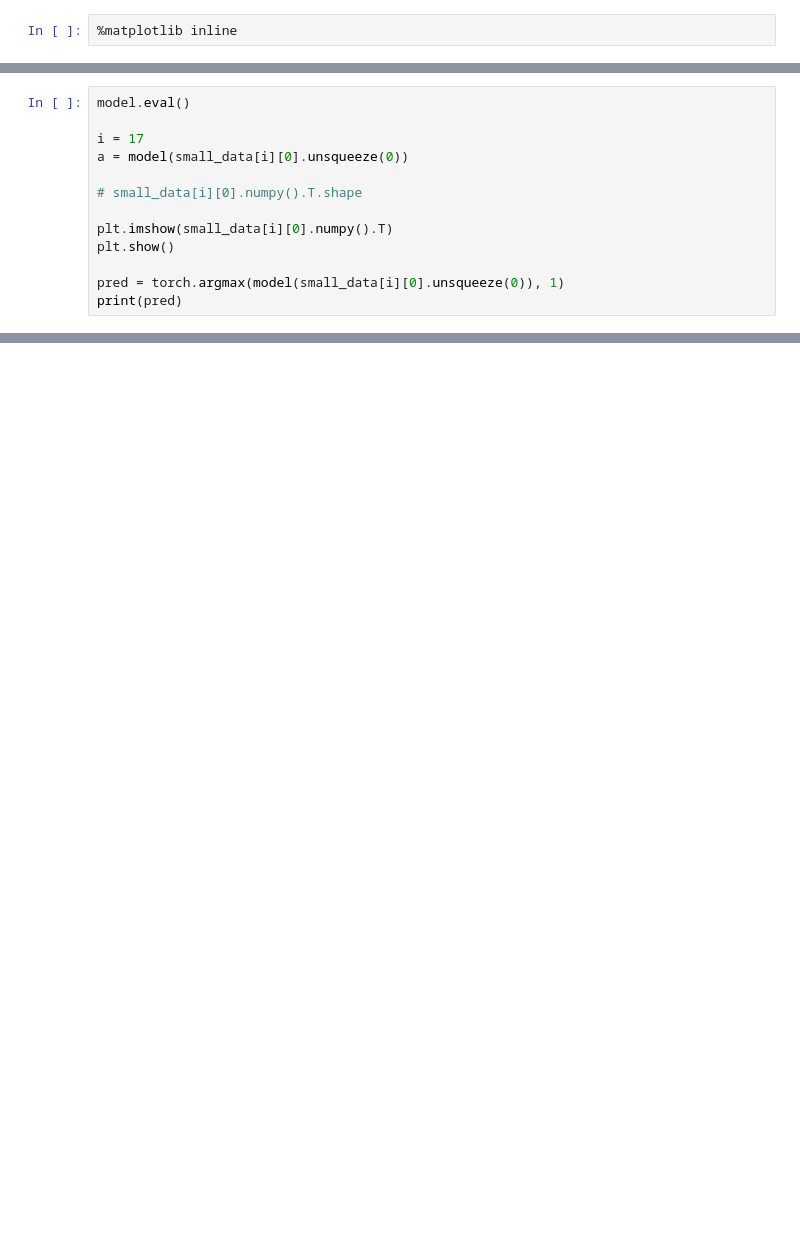
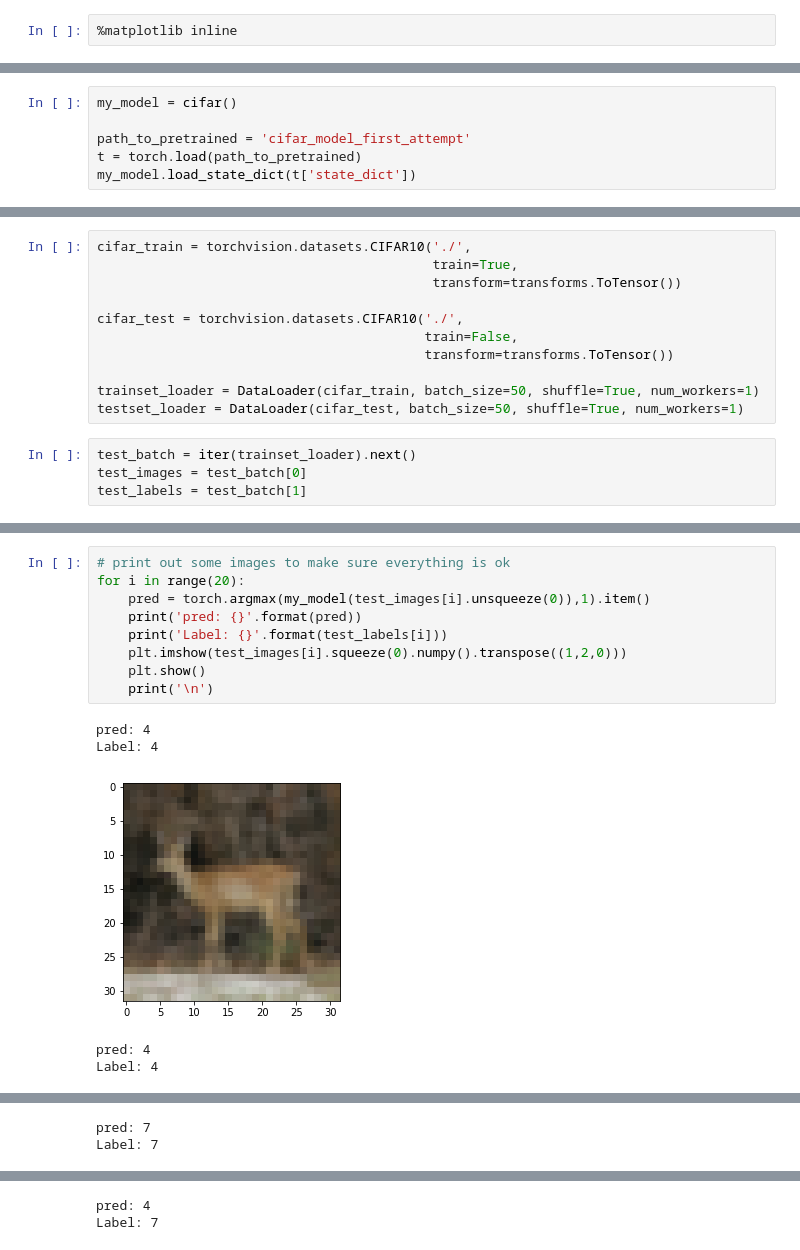
Before and after one commit to justinpyron/CS-231, a Jupyter notebook: Project/data/generator.ipynb, the cells around one changed output, grey strips where cells are left out. Cells and saved outputs as stored; diff of their text form; blank space fills up the shorter version.

Commit message:
CIFAR adversarial generation

```diff
--- a/Project/data/generator.ipynb
+++ b/Project/data/generator.ipynb
@@ -99,13 +17,0 @@ model.parameters
-# %%
-model.eval()
-
-i = 17
-a = model(small_data[i][0].unsqueeze(0))
-
-# small_data[i][0].numpy().T.shape
-
-plt.imshow(small_data[i][0].numpy().T)
-plt.show()
-
-pred = torch.argmax(model(small_data[i][0].unsqueeze(0)), 1)
-print(pred)
@@ -118,0 +52,6 @@ tensor([ 385])
+# %%
+my_model = cifar()
+
+path_to_pretrained = 'cifar_model_first_attempt'
+t = torch.load(path_to_pretrained)
+my_model.load_state_dict(t['state_dict'])
@@ -118,0 +60,15 @@ tensor([ 385])
+# %%
+cifar_train = torchvision.datasets.CIFAR10('./',
+                                           train=True,
+                                           transform=transforms.ToTensor())
+
+cifar_test = torchvision.datasets.CIFAR10('./',
+                                          train=False,
+                                          transform=transforms.ToTensor())
+
+trainset_loader = DataLoader(cifar_train, batch_size=50, shuffle=True, num_workers=1)
+testset_loader = DataLoader(cifar_test, batch_size=50, shuffle=True, num_workers=1)
+# %%
+test_batch = iter(trainset_loader).next()
+test_images = test_batch[0]
+test_labels = test_batch[1]
@@ -118,0 +79,15 @@ tensor([ 385])
+# %%
+# print out some images to make sure everything is ok
+for i in range(20):
+    pred = torch.argmax(my_model(test_images[i].unsqueeze(0)),1).item()
+    print('pred: {}'.format(pred))
+    print('Label: {}'.format(test_labels[i]))
+    plt.imshow(test_images[i].squeeze(0).numpy().transpose((1,2,0)))
+    plt.show()
+    print('\n')
+# %% [output]
+pred: 4
+Label: 4
+[figure, added]
+pred: 4
+Label: 4
@@ -118,0 +95,2 @@ tensor([ 385])
+pred: 7
+Label: 7
@@ -118,0 +98,2 @@ tensor([ 385])
+pred: 4
+Label: 7
```
Also changed, not shown: parts of 22 cells of this notebook, 1 other file.
